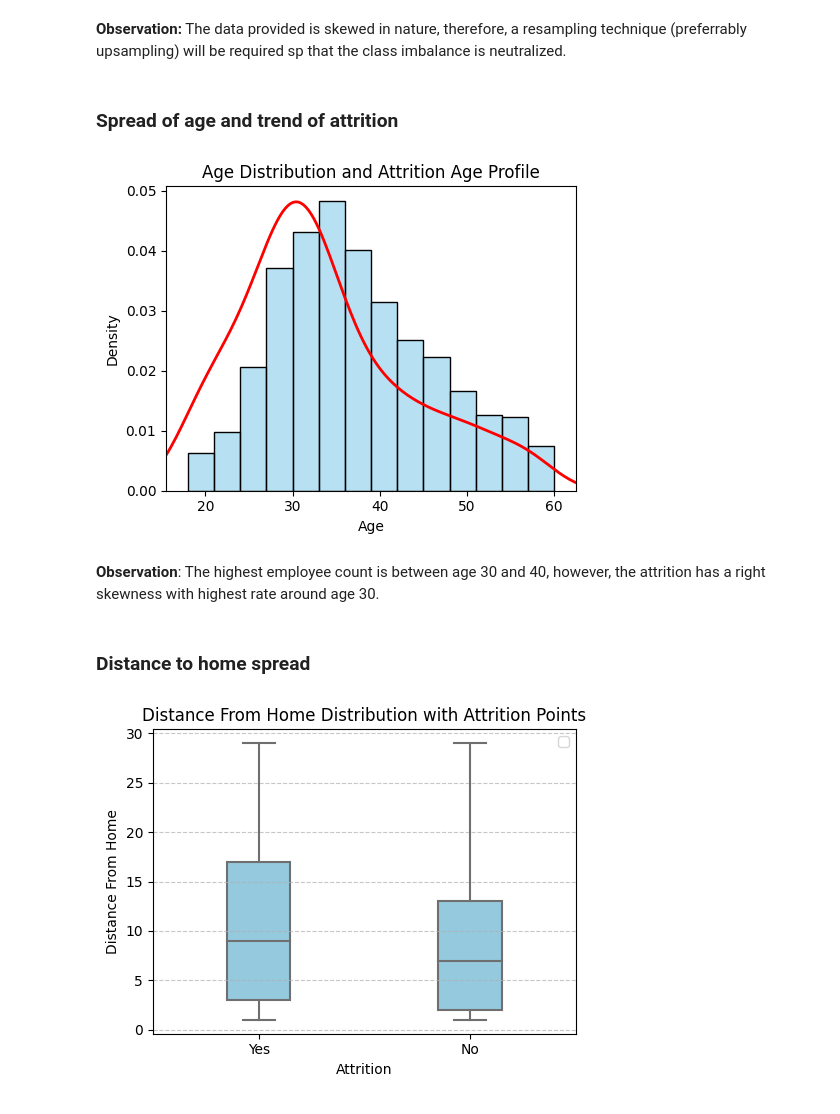
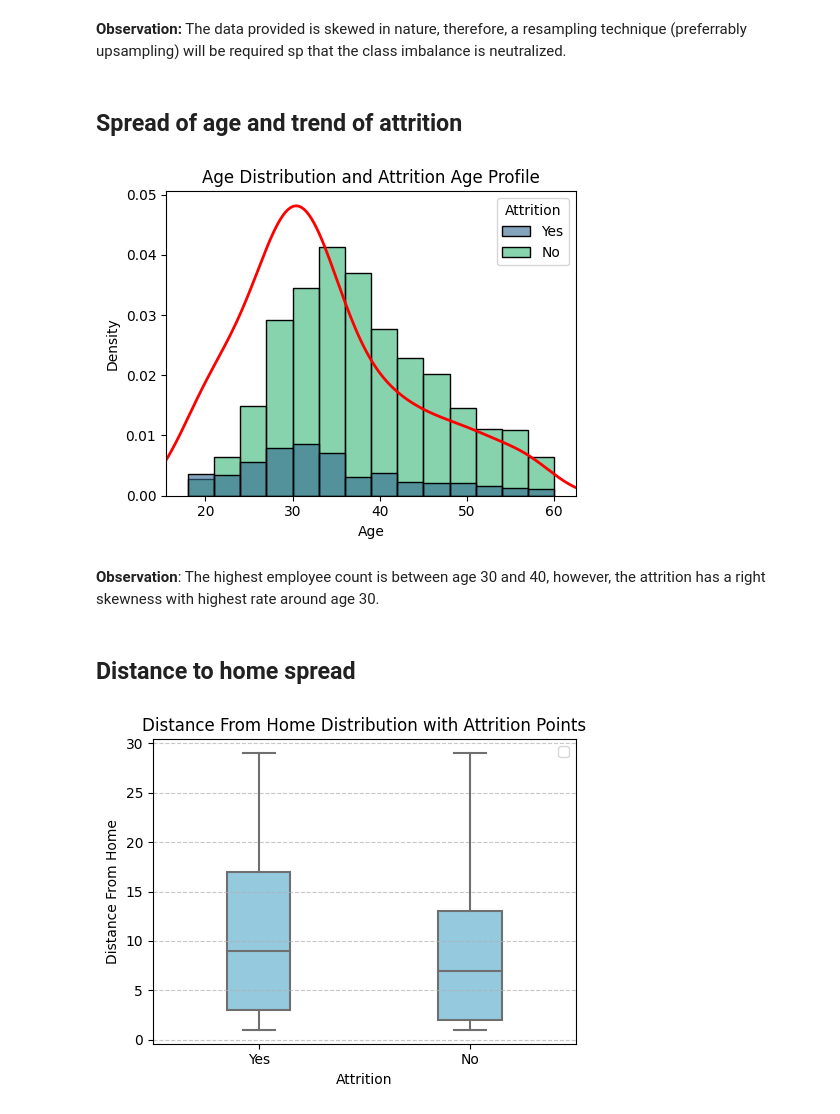
Before and after one commit to AKA-SSH/Employee-Attrition, a Jupyter notebook: hr-employee-attrition.ipynb, the cells around one changed output. Drawn from its saved outputs; the diff is of its cells as text; code cells hidden in the pictures.

```diff
--- a/hr-employee-attrition.ipynb
+++ b/hr-employee-attrition.ipynb
@@ -71,41 +69,43 @@ plt.show()
 # %% [markdown]
 **Observation:** The data provided is skewed in nature, therefore, a resampling technique (preferrably upsampling) will be required sp that the class imbalance is neutralized.
 # %% [markdown]
-### Spread of age and trend of attrition
+## Spread of age and trend of attrition
 # %%
 plt.figure(figsize=(5,4))
 
 sns.histplot(
     data=DF_cleaned,
     x="Age",
+    hue="Attrition",
+    hue_order=['Yes', 'No'],
     binwidth=3,
     kde=False,
     stat='density',
-    color='skyblue',
+    palette='viridis',
     alpha=0.6,
     label="Overall Employee Age Distribution"
             )
 
 sns.kdeplot(
     data=DF_cleaned[DF_cleaned.Attrition=="Yes"],
     x="Age",
     color="red",
     linewidth=2,
     label="Age Distribution of Attrited Employees"
             )
 
 plt.xlim(DF_cleaned.Age.min()-2.5, DF_cleaned.Age.max()+2.5)
 
 plt.title("Age Distribution and Attrition Age Profile")
 
 plt.tight_layout()
 plt.show()
 # %% [output]
-[figure, old version]
+[figure, new version]
 # %% [markdown]
 **Observation**: The highest employee count is between age 30 and 40, however, the attrition has a right skewness with highest rate around age 30.
 # %% [markdown]
-### Distance to home spread
+## Distance to home spread
 # %%
 plt.figure(figsize=(5, 4))
 
```
Also changed, not shown: parts of 18 cells of this notebook.
